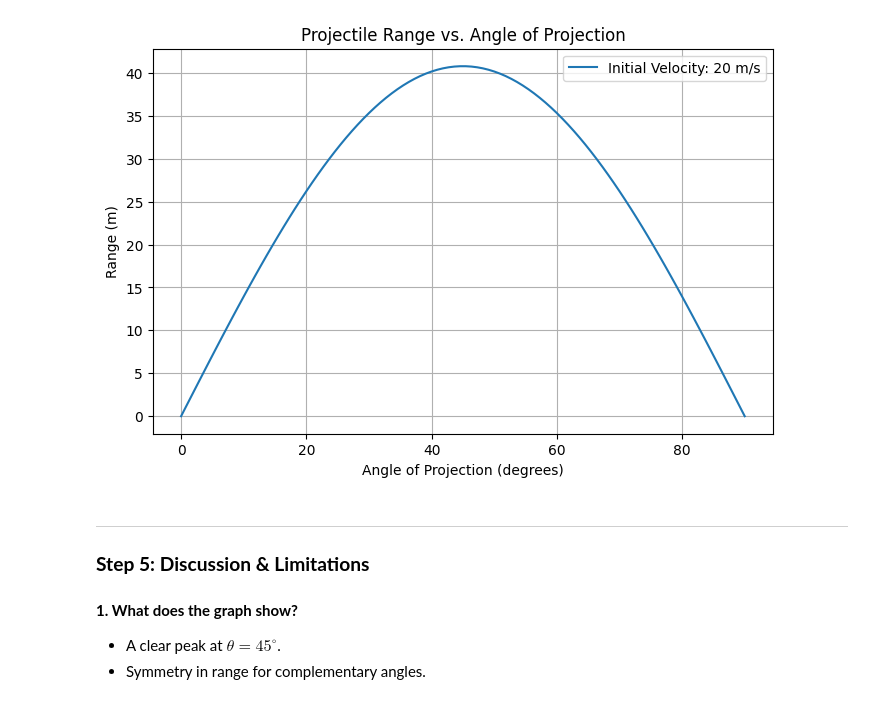
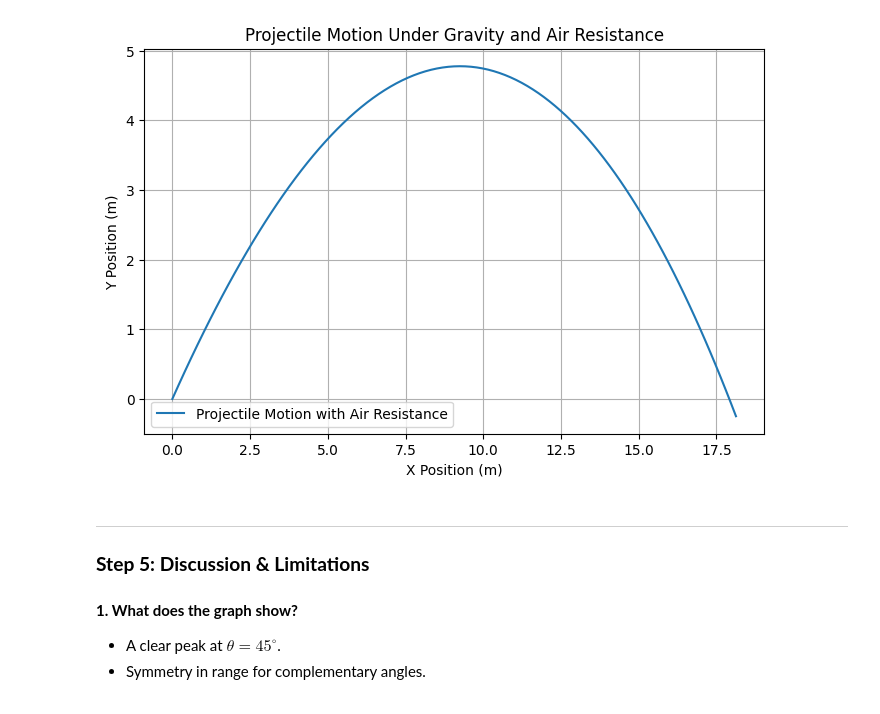
Before and after one commit to YahyaLendani/solutions_repo-main, a Jupyter notebook: docs/1 Physics/1 Mechanics/Problem_1.ipynb, the cells around one changed output. Cells and saved outputs as stored; diff of their text form; code cells hidden in the pictures.

```diff
--- a/docs/1 Physics/1 Mechanics/Problem_1.ipynb
+++ b/docs/1 Physics/1 Mechanics/Problem_1.ipynb
@@ -69,35 +85,47 @@
 # %%
 import numpy as np
 import matplotlib.pyplot as plt
+from scipy.integrate import solve_ivp
 
-def projectile_range(v0, g=9.81):
-    # Step 1: Define the range of angles
-    angles = np.linspace(0, 90, 100)  # Angle from 0 to 90 degrees
-    radians = np.radians(angles)  # Convert angles to radians
+# Parameters
+m = 1.0   # Mass (kg)
+g = 9.81  # Gravity (m/s^2)
+b = 0.1   # Air resistance coefficient (kg/s)
 
-    # Step 2: Compute the projectile range for each angle
-    ranges = (v0**2 / g) * np.sin(2 * radians)
+# Initial conditions
+x0, y0 = 0.0, 0.0  # Initial position (m)
+vx0, vy0 = 10.0, 10.0  # Initial velocity (m/s)
 
-    # Step 3: Plot the results
-    plt.figure(figsize=(8,5))
-    plt.plot(angles, ranges, label=f'Initial Velocity: {v0} m/s')
+# Define the equations of motion with air resistance
+def equations(t, state):
+    x, vx, y, vy = state
+    dxdt = vx
+    dvxdt = - (b / m) * vx  # Air resistance in x-direction
+    dydt = vy
+    dvydt = -g - (b / m) * vy  # Gravity and air resistance in y-direction
+    return [dxdt, dvxdt, dydt, dvydt]
 
-    # Step 4: Label axes and title
-    plt.xlabel('Angle of Projection (degrees)')
-    plt.ylabel('Range (m)')
-    plt.title('Projectile Range vs. Angle of Projection')
+# Time span for simulation
+t_span = (0, 2)
+t_eval = np.linspace(0, 2, 100)
 
-    # Step 5: Add legend and grid
-    plt.legend()
-    plt.grid()
+# Solve the system
+sol = solve_ivp(equations, t_span, [x0, vx0, y0, vy0], t_eval=t_eval)
 
-    # Step 6: Display the plot
-    plt.show()
+# Extract solution
+x, vx, y, vy = sol.y
 
-# Example usage
-projectile_range(v0=20)
+# Plot results
+plt.figure(figsize=(8, 5))
+plt.plot(x, y, label="Projectile Motion with Air Resistance")
+plt.xlabel("X Position (m)")
+plt.ylabel("Y Position (m)")
+plt.title("Projectile Motion Under Gravity and Air Resistance")
+plt.legend()
+plt.grid()
+plt.show()
 # %% [output]
-[figure, old version]
+[figure, new version]
 # %% [markdown]
 
 ---
```
Also changed, not shown: parts of 1 cell of this notebook, 2 other files.
